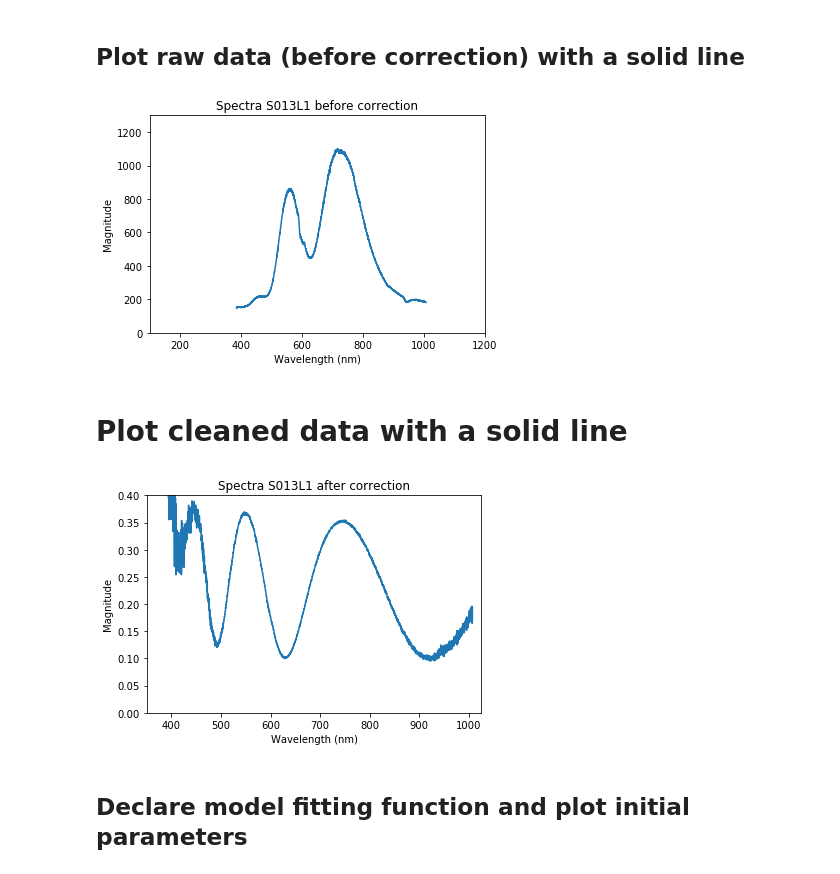
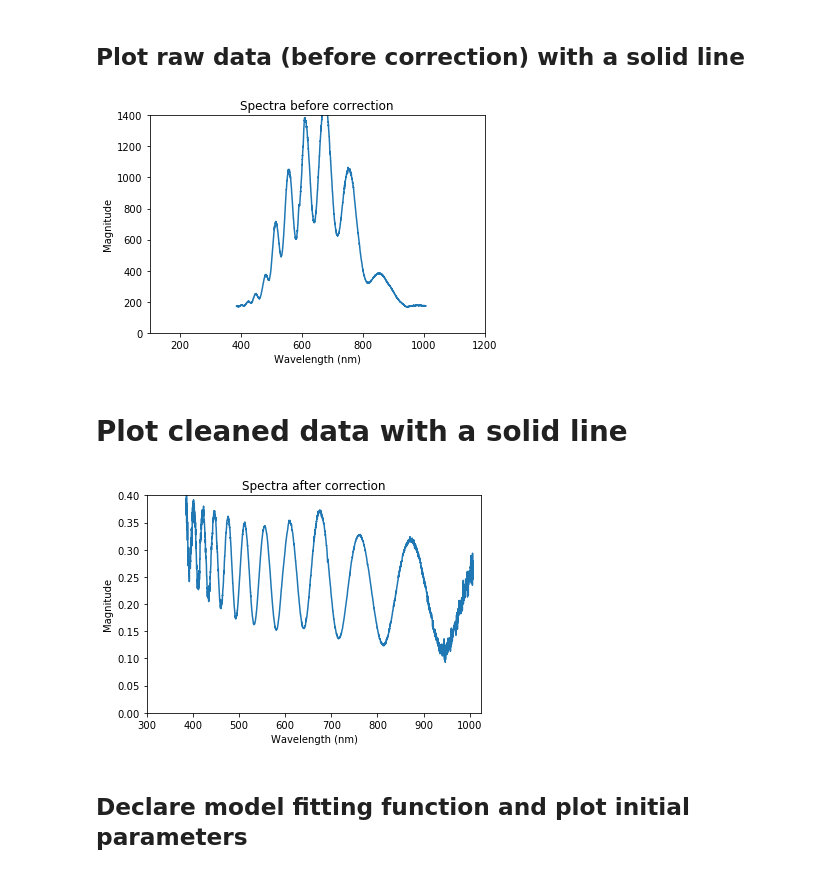
Before and after one commit to ManuelRojasPhysics/Reflectance, a Jupyter notebook: Plotting reflectance data.ipynb, the cells around one changed output. Cells and saved outputs as stored; diff of their text form; code cells hidden in the pictures.

```diff
--- a/Plotting reflectance data.ipynb
+++ b/Plotting reflectance data.ipynb
@@ -11,15 +11,18 @@ import os as os
 # Load data from file into array
 # %%
 # variables containing string of filepaths
-filepath_data='S013/S013L1.txt'
-filepath_blank='S013/BLANKS013.txt'
-filepath_std='S013/STD_ARS013.txt'
+filepath_data='S095/S095R.txt'
+filepath_blank='S095/BLANK.txt'
+filepath_std='S095/STD.txt'
 #load in all necessary data, since background and noise data is needed
 data_in = np.genfromtxt(filepath_data, skip_header=6, delimiter='	')
 blankARraw = np.genfromtxt(filepath_blank, skip_header = 6, delimiter = '	')
 #blankBRraw = np.genfromtxt('BLANK_BR.txt', skip_header = 6, delimiter = '	')
 std_corrARraw = np.genfromtxt(filepath_std, skip_header = 6, delimiter = '	')
 #std_corrBRraw = np.genfromtxt('S011/std1.txt', skip_header = 6, delimiter = '	')
+
+## two of the load statements are commented out since not all files contain them, and I'm unsure how to include them
+## maybe by averaging them in aswell
 # %%
 #enter columns into 1d arrays
 wavel = data_in[:,1][800:3000] ##wavel contains x values
@@ -31,6 +34,8 @@ image5 = data_in[:,-5][800:3000]
 blankAR1 = blankARraw[:,-1][800:3000]
 blankAR2 = blankARraw[:,-2][800:3000]
 blankAR3 = blankARraw[:,-3][800:3000]
+blankAR4 = blankARraw[:,-4][800:3000]
+blankAR5 = blankARraw[:,-5][800:3000]
 std_corrAR1 = std_corrARraw[:,-1][800:3000]
 std_corrAR2 = std_corrARraw[:,-2][800:3000]
 std_corrAR3 = std_corrARraw[:,-3][800:3000]
@@ -41,7 +46,7 @@ std_corrAR5 = std_corrARraw[:,-5][800:3000]
 image = np.mean([image1,image2,image3,image4,image5],axis = 0) ## y values
 
 
-blankAR = np.mean([blankAR1,blankAR2,blankAR3],axis = 0) ## to be subtracted
+blankAR = np.mean([blankAR1,blankAR2,blankAR3,blankAR4,blankAR5],axis = 0) ## to be subtracted
 std_corrAR = np.mean([std_corrAR1,std_corrAR2,std_corrAR3,std_corrAR4,std_corrAR5],axis = 0) - blankAR ## to be divided
 # %% [markdown]
 # Subtract background and divide reflectivity
@@ -56,9 +62,9 @@ final = np.divide(nobackground,std_corrAR, out = np.zeros_like(nobackground), wh
 # %%
 plt.plot(wavel,image, '-');
 
-# Set axis limits to include origin
+# Set axis limits
 plt.xlim(100,1200)
-plt.ylim(0,1300);
+plt.ylim(0,1400);
 
 # Add axis labels
 plt.xlabel('Wavelength (nm)')
@@ -66,29 +72,29 @@ plt.ylabel('Magnitude');
 
 
 # Add title
-plt.title('Spectra S013L1 before correction');
+plt.title('Spectra before correction');
 # %% [output]
-[figure, old version]
+[figure, new version]
 # %% [markdown]
 # Plot cleaned data with a solid line
 # %%
 plt.plot(wavel,final, '-');
 
-# Set axis limits to include origin
-plt.xlim(350,1025)
+# Set axis limits
+plt.xlim(300,1025)
 plt.ylim(0,.4);
 
 # Add axis labels
 plt.xlabel('Wavelength (nm)')
 plt.ylabel('Magnitude');
 
 # Add legend
 ## plt.legend(['Data','100 $\Omega$'])
 
 # Add title
-plt.title('Spectra S013L1 after correction');
+plt.title('Spectra after correction');
 # %% [output]
-[figure, old version]
+[figure, new version]
 # %% [markdown]
 ## Declare model fitting function and plot initial parameters
 # %%
```
Also changed, not shown: parts of 5 cells of this notebook, 9 other files.
